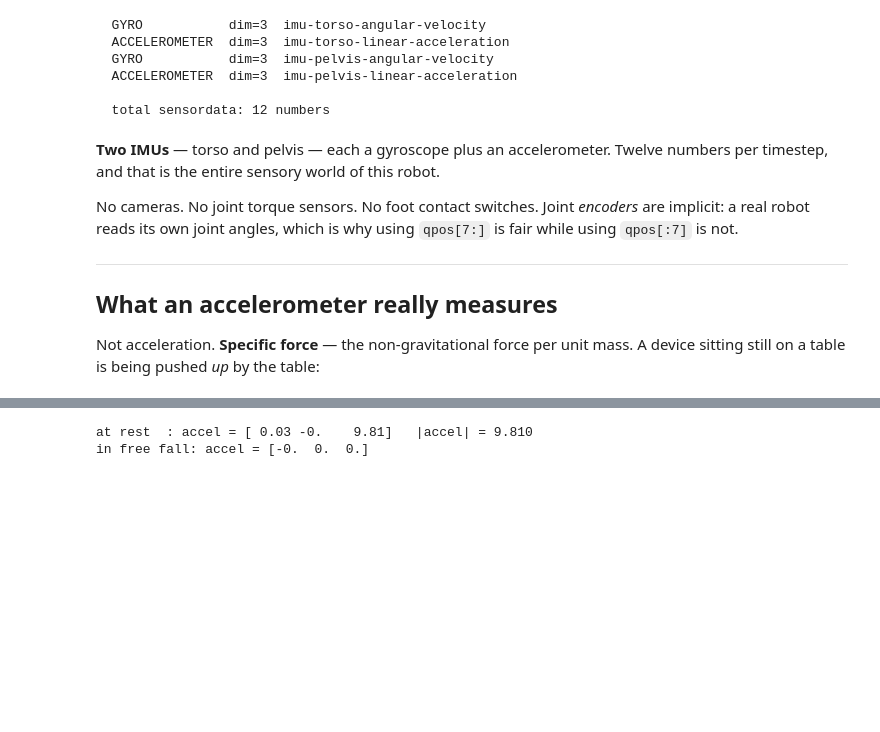
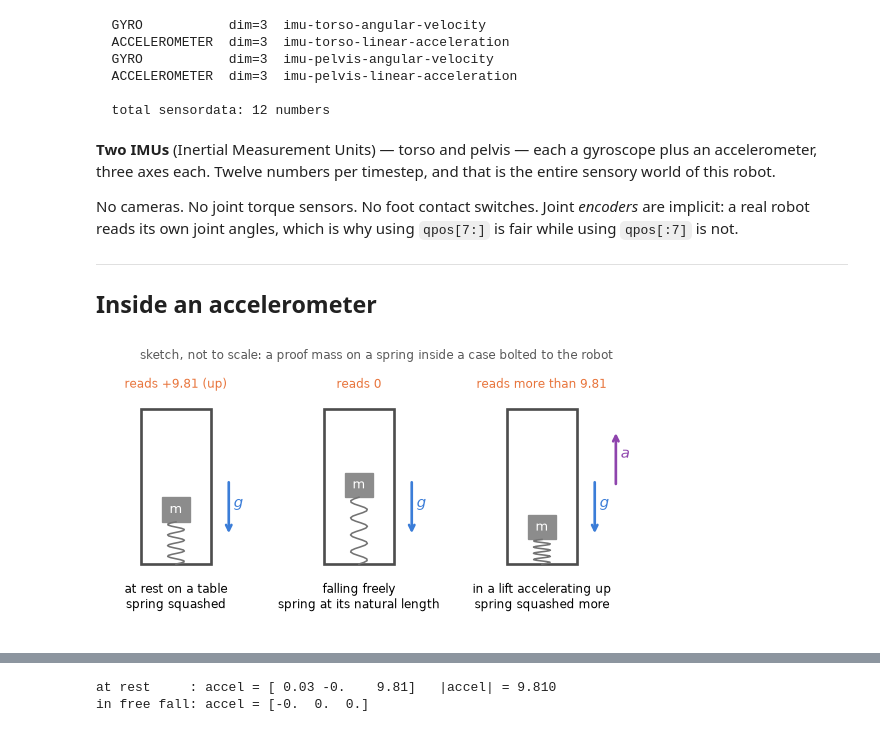
Before and after one commit to gnoejh/soc4180, a Jupyter notebook: weeks/06-sensing/lab.ipynb, the cells around one changed output, grey strips where cells are left out. Saved outputs shown, nothing was run; the diff lists cells and outputs as text; code cells hidden in the pictures; blank space fills up the shorter version.

```diff
--- a/weeks/06-sensing/lab.ipynb
+++ b/weeks/06-sensing/lab.ipynb
@@ -82,9 +130,9 @@ print(f"\n  total sensordata: {model.nsensordata} numbers")
 
   total sensordata: 12 numbers
 # %% [markdown]
-**Two IMUs** — torso and pelvis — each a gyroscope plus an
-accelerometer. Twelve numbers per timestep, and that is the entire
-sensory world of this robot.
+**Two IMUs** (Inertial Measurement Units) — torso and pelvis — each a
+gyroscope plus an accelerometer, three axes each. Twelve numbers per
+timestep, and that is the entire sensory world of this robot.
 
 No cameras. No joint torque sensors. No foot contact switches. Joint
 *encoders* are implicit: a real robot reads its own joint angles, which
@@ -92,8 +140,32 @@ is why using `qpos[7:]` is fair while using `qpos[:7]` is not.
 
 ------------------------------------------------------------------------
 
-## What an accelerometer really measures
-
-Not acceleration. **Specific force** — the non-gravitational force per
-unit mass. A device sitting still on a table is being pushed *up* by the
-table:
+## Inside an accelerometer
+# %%
+def sensor_box(ax, x0, spring_len, title, reading):
+    ax.add_patch(plt.Rectangle((x0, 0), 1.0, 2.2, fill=False, lw=2, color="0.3"))
+    ax.plot([x0 + 0.5, x0 + 0.5], [0.0, 0.0], color="0.3")
+    ys = np.linspace(0.0, spring_len, 40)
+    ax.plot(x0 + 0.5 + 0.12 * np.sin(ys / spring_len * 8 * np.pi), ys, color="0.45", lw=1.2)
+    ax.add_patch(plt.Rectangle((x0 + 0.3, spring_len), 0.4, 0.35, color="0.55"))
+    ax.text(x0 + 0.5, spring_len + 0.175, "m", ha="center", va="center", color="w", fontsize=10)
+    ax.text(x0 + 0.5, -0.25, title, ha="center", va="top", fontsize=9)
+    ax.text(x0 + 0.5, 2.45, reading, ha="center", va="bottom", fontsize=9, color="#e8743b")
+
+fig, ax = plt.subplots(figsize=(10, 3.2))
+sensor_box(ax, 0.0, 0.6, "at rest on a table\nspring squashed", "reads $+9.81$ (up)")
+sensor_box(ax, 2.6, 0.95, "falling freely\nspring at its natural length", "reads $0$")
+sensor_box(ax, 5.2, 0.35, "in a lift accelerating up\nspring squashed more", "reads more than $9.81$")
+for x0 in (0.0, 5.2):
+    ax.annotate("", xy=(x0 + 1.25, 0.4), xytext=(x0 + 1.25, 1.2),
+                arrowprops=dict(arrowstyle="->", lw=2, color="#3b7dd8"))
+    ax.text(x0 + 1.32, 0.8, "$g$", color="#3b7dd8", fontsize=11)
+ax.annotate("", xy=(3.85, 0.4), xytext=(3.85, 1.2), arrowprops=dict(arrowstyle="->", lw=2, color="#3b7dd8"))
+ax.text(3.92, 0.8, "$g$", color="#3b7dd8", fontsize=11)
+ax.annotate("", xy=(6.75, 1.9), xytext=(6.75, 1.1), arrowprops=dict(arrowstyle="->", lw=2, color="#8e44ad"))
+ax.text(6.82, 1.5, "$a$", color="#8e44ad", fontsize=11)
+ax.set_xlim(-0.5, 7.2); ax.set_ylim(-0.9, 2.8); ax.set_aspect("equal"); ax.axis("off")
+ax.set_title("sketch, not to scale: a proof mass on a spring inside a case bolted to the robot", fontsize=9, color="0.35")
+fig.tight_layout(); plt.show()
+# %% [output]
+[figure, added]
```
Also changed, not shown: parts of 48 cells of this notebook, 41 other files.
